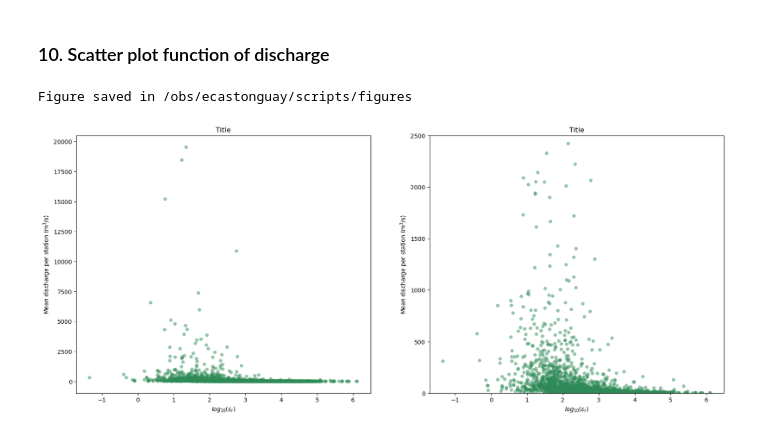
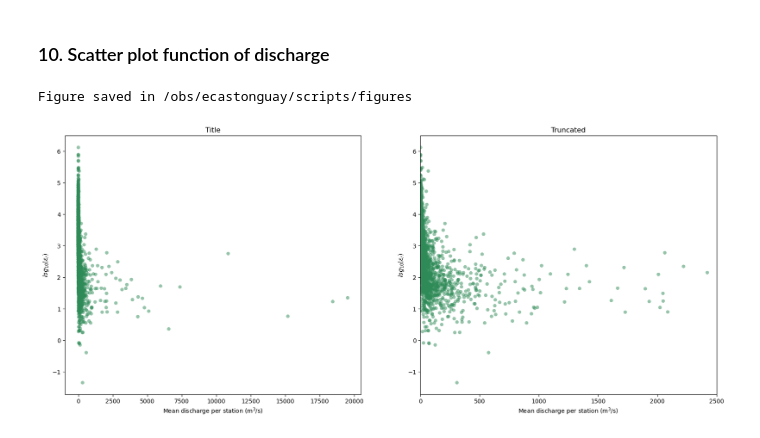
Before and after one commit to evecastonguay/Stage2026, a Jupyter notebook: discharge_dset.ipynb, the cells around one changed output. Saved outputs shown, nothing was run; the diff lists cells and outputs as text; code cells hidden in the pictures.

```diff
--- a/discharge_dset.ipynb
+++ b/discharge_dset.ipynb
@@ -341,7 +358,8 @@ dset_global['dschg_global_s'] = dschg_global_s
 dset_global['geox_global_s'] = geox_global_s
 dset_global['geoy_global_s'] = geoy_global_s
 dset_global['id_global_s'] = id_global_s
-dset_global['width_global_swr'] = width_global_swr
+dset_global['width_global_s'] = width_global_s
+dset_global['area_global_s'] = area_global_s
 
 # Change the data type of the reaches id which is (int)
 dset_global["id_global_s"] = dset_global["id_global_s"].astype(int)
@@ -905,40 +942,40 @@ Figure saved in /obs/ecastonguay/scripts/figures
 # Mean discharge of the river (y-axis) -> grdc data
 daily_dschg = q_ol_g
 mean_dschg = daily_dschg.mean(dim="time") # (2840,)
 
 # River discharge min and max (y-axis limits)
 max_dschg = np.max(mean_dschg) # 139024.55
 min_dschg = np.min(mean_dschg) # 0
 
 # Compute statistic
 eps = 0.5 # to filter out the smaller discharges that would result in a value of inf (/0)
 inf_mask = (q_ol_s >= eps) & (q_ol_g >= eps)
 q_mask_g = q_ol_g.where(inf_mask)
 q_mask_s = q_ol_s.where(inf_mask)
 daily_err = (q_mask_s - q_mask_g) / q_mask_g # Nans will be ignored in the computations
 mean_err = daily_err.mean(dim="time")*100
 log_err = np.log10(mean_err) # (2840,)
 
 # Scatter plot
 fig, ax = plt.subplots(1,2,sharex=False, sharey=False, figsize=(20, 8))
 # fig. full
-ax[0].scatter(log_err, mean_dschg, c='seagreen', alpha=0.5, edgecolors='none')
+ax[0].scatter(mean_dschg, log_err, c='seagreen', alpha=0.5, edgecolors='none')
 ax[0].set_title("Title")
-ax[0].set_ylabel(r'Mean discharge per station (m$^3$/s)')
-ax[0].set_xlabel(r'$log_{10}(\varepsilon_r)$')
+ax[0].set_xlabel(r'Mean discharge per station (m$^3$/s)')
+ax[0].set_ylabel(r'$log_{10}(\varepsilon_r)$')
 # fig. truncated
-ax[1].scatter(log_err, mean_dschg, c='seagreen', alpha=0.5, edgecolors='none')
-ax[1].set_ylim((0,2500)) # truncate
-ax[1].set_title("Title")
-ax[1].set_ylabel(r'Mean discharge per station (m$^3$/s)')
-ax[1].set_xlabel(r'$log_{10}(\varepsilon_r)$')
+ax[1].scatter(mean_dschg, log_err, c='seagreen', alpha=0.5, edgecolors='none')
+ax[1].set_xlim((0,2500)) # truncate
+ax[1].set_title("Truncated")
+ax[1].set_xlabel(r'Mean discharge per station (m$^3$/s)')
+ax[1].set_ylabel(r'$log_{10}(\varepsilon_r)$')
 
 # Save
 fig_name = f'sct_dschg.png'
 plt.savefig(f'/obs/ecastonguay/scripts/figures/{fig_name}', dpi=400, bbox_inches='tight')
 print(f"Figure saved in /obs/ecastonguay/scripts/figures")
 plt.show()
 # %% [output]
 Figure saved in /obs/ecastonguay/scripts/figures
-[figure, old version]
+[figure, new version]
 # %% [markdown]
```
Also changed, not shown: parts of 21 cells of this notebook.
